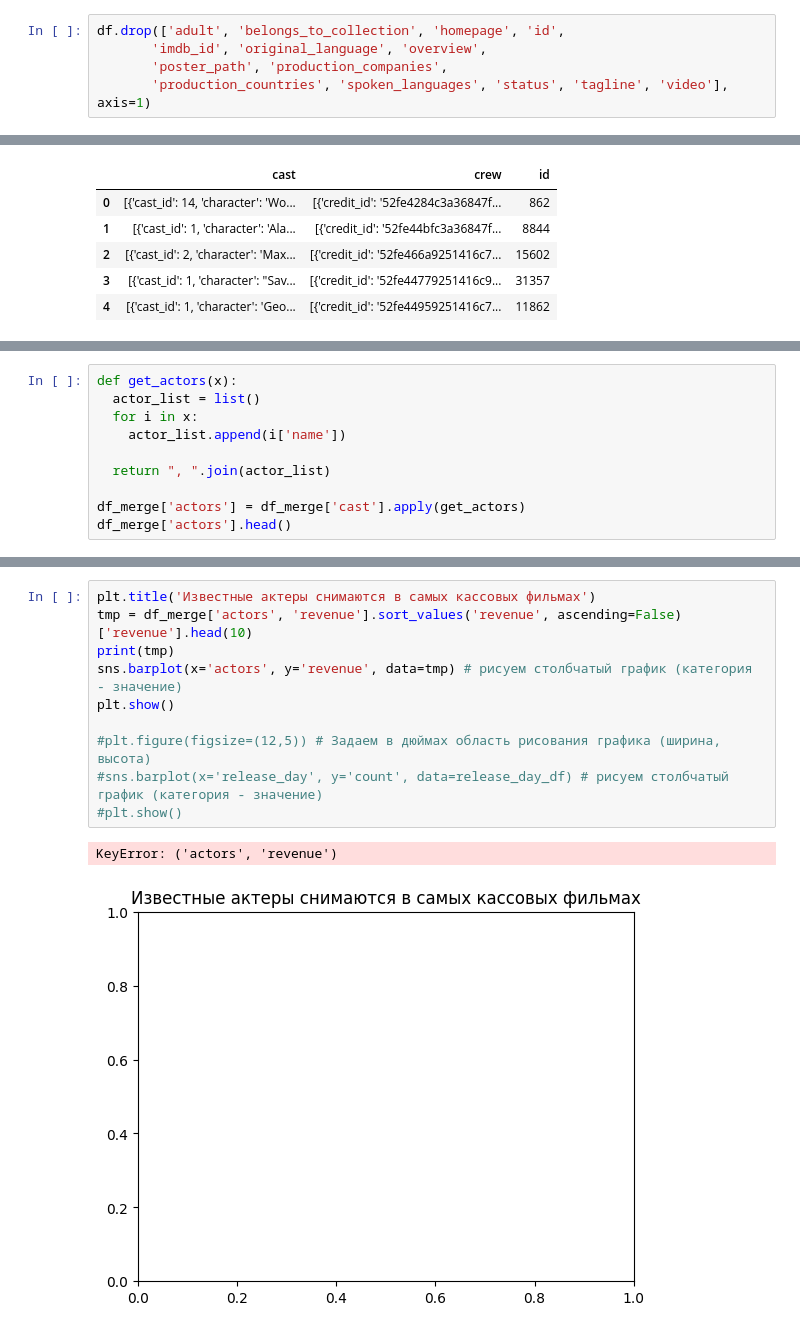
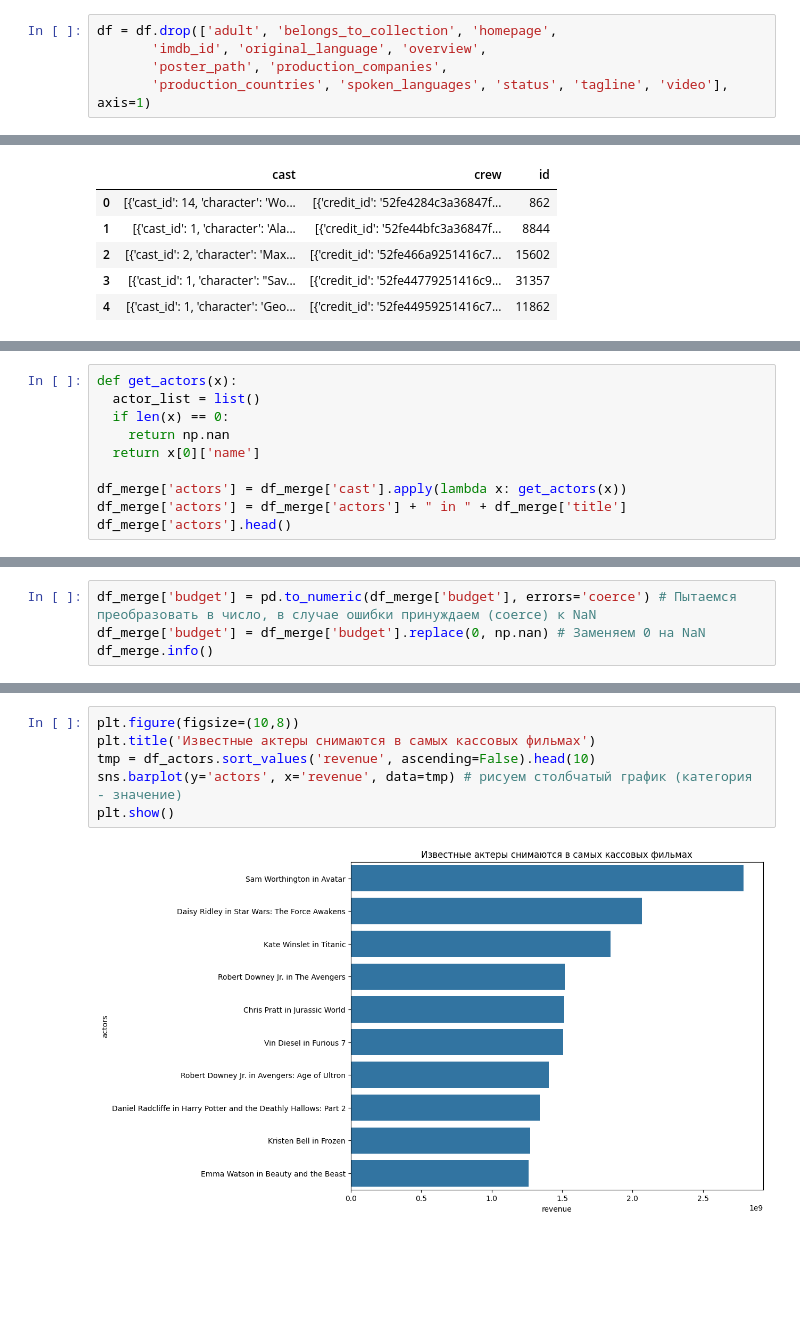
Before and after one commit to AleksandrMac/learning, a Jupyter notebook: ai/hw/7_3_Домашняя_работа.ipynb, the cells around one changed output, grey strips where cells are left out. Cells and saved outputs as stored; diff of their text form; blank space fills up the shorter version.

```diff
--- a/ai/hw/7_3_Домашняя_работа.ipynb
+++ b/ai/hw/7_3_Домашняя_работа.ipynb
@@ -60,7 +60,7 @@ Index(['adult', 'belongs_to_collection', 'budget', 'genres', 'homepage', 'id',
        'vote_average', 'vote_count'],
       dtype='object')
 # %%
-df.drop(['adult', 'belongs_to_collection', 'homepage', 'id',
+df = df.drop(['adult', 'belongs_to_collection', 'homepage',
        'imdb_id', 'original_language', 'overview',
        'poster_path', 'production_companies',
        'production_countries', 'spoken_languages', 'status', 'tagline', 'video'], axis=1)
@@ -147,12 +158,12 @@ ValueError: malformed node or string: [{'cast_id': 14, 'character': 'Woody (voic
 # %%
 def get_actors(x):
   actor_list = list()
-  for i in x:
-    actor_list.append(i['name'])
+  if len(x) == 0:
+    return np.nan
+  return x[0]['name']
 
-  return ", ".join(actor_list)
-
-df_merge['actors'] = df_merge['cast'].apply(get_actors)
+df_merge['actors'] = df_merge['cast'].apply(lambda x: get_actors(x))
+df_merge['actors'] = df_merge['actors'] + " in " + df_merge['title']
 df_merge['actors'].head()
 # %% [output]
 |  | actors |
@@ -164 +175,5 @@ df_merge['actors'].head()
 dtype: object
+# %%
+df_merge['budget'] = pd.to_numeric(df_merge['budget'], errors='coerce') # Пытаемся преобразовать в число, в случае ошибки принуждаем (coerce) к NaN
+df_merge['budget'] = df_merge['budget'].replace(0, np.nan) # Заменяем 0 на NaN
+df_merge.info()
@@ -175,13 +208,8 @@ df_actors.head()
 # %%
+plt.figure(figsize=(10,8))
 plt.title('Известные актеры снимаются в самых кассовых фильмах')
-tmp = df_merge['actors', 'revenue'].sort_values('revenue', ascending=False)['revenue'].head(10)
-print(tmp)
-sns.barplot(x='actors', y='revenue', data=tmp) # рисуем столбчатый график (категория - значение)
+tmp = df_actors.sort_values('revenue', ascending=False).head(10)
+sns.barplot(y='actors', x='revenue', data=tmp) # рисуем столбчатый график (категория - значение)
 plt.show()
-
-#plt.figure(figsize=(12,5)) # Задаем в дюймах область рисования графика (ширина, высота)
-#sns.barplot(x='release_day', y='count', data=release_day_df) # рисуем столбчатый график (категория - значение)
-#plt.show()
 # %% [output]
-KeyError: ('actors', 'revenue')
-[figure, old version]
+[figure, new version]
```
Also changed, not shown: parts of 11 cells of this notebook.
